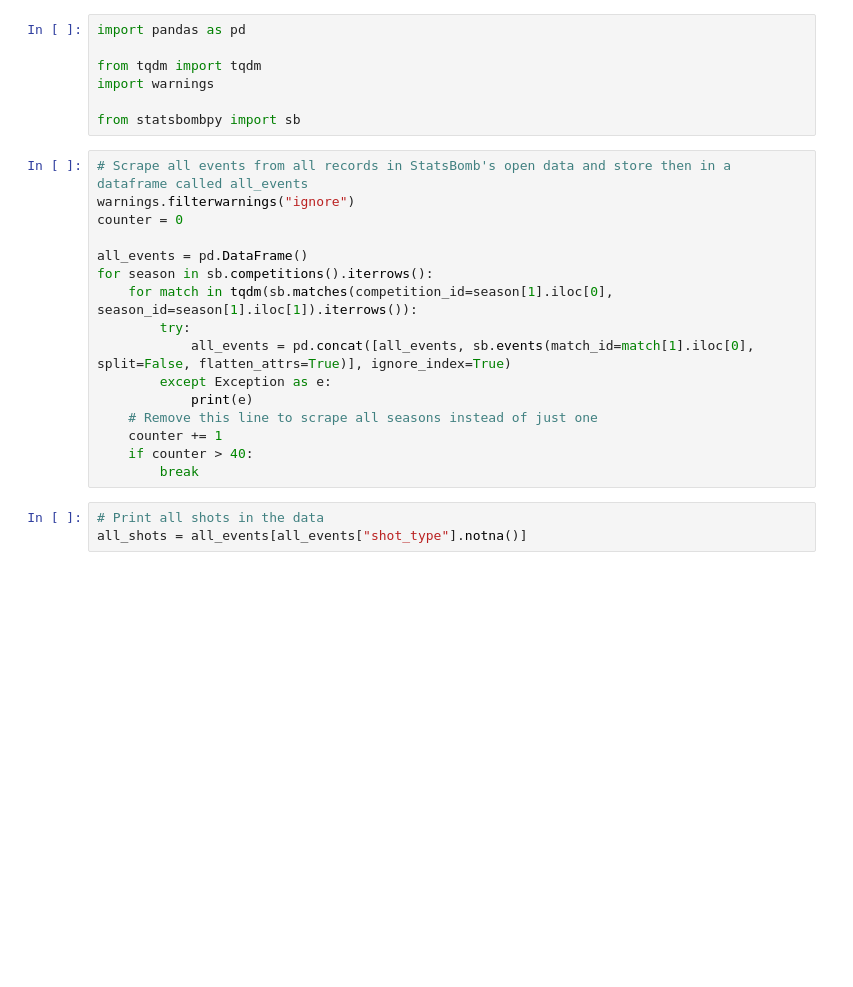
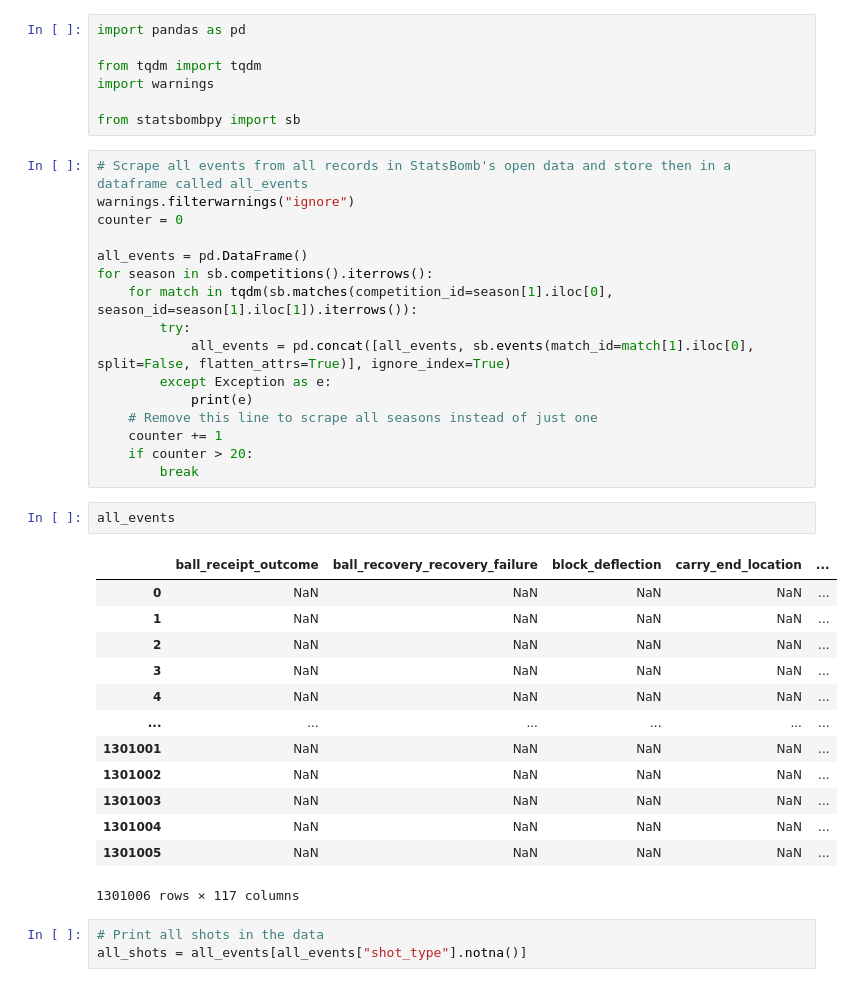
Before and after one commit to kkkarnav/BetterxG, a Jupyter notebook: 1_data_creation.ipynb, the cells around one changed output. Saved outputs shown, nothing was run; the diff lists cells and outputs as text; blank space fills up the shorter version.

```diff
--- a/1_data_creation.ipynb
+++ b/1_data_creation.ipynb
@@ -19,8 +19,24 @@ for season in sb.competitions().iterrows():
             print(e)
     # Remove this line to scrape all seasons instead of just one
     counter += 1
-    if counter > 40:
+    if counter > 20:
         break
+# %%
+all_events
+# %% [output]
+|  | ball_receipt_outcome | ball_recovery_recovery_failure | block_deflection | carry_end_location | ... |
+| 0 | NaN | NaN | NaN | NaN | ... |
+| 1 | NaN | NaN | NaN | NaN | ... |
+| 2 | NaN | NaN | NaN | NaN | ... |
+| 3 | NaN | NaN | NaN | NaN | ... |
+| 4 | NaN | NaN | NaN | NaN | ... |
+| ... | ... | ... | ... | ... | ... |
+| 1301001 | NaN | NaN | NaN | NaN | ... |
+| 1301002 | NaN | NaN | NaN | NaN | ... |
+| 1301003 | NaN | NaN | NaN | NaN | ... |
+| 1301004 | NaN | NaN | NaN | NaN | ... |
+| 1301005 | NaN | NaN | NaN | NaN | ... |
+1301006 rows × 117 columns
 # %%
 # Print all shots in the data
 all_shots = all_events[all_events["shot_type"].notna()]
```
Also changed, not shown: parts of 5 cells of this notebook, 2 other files.
